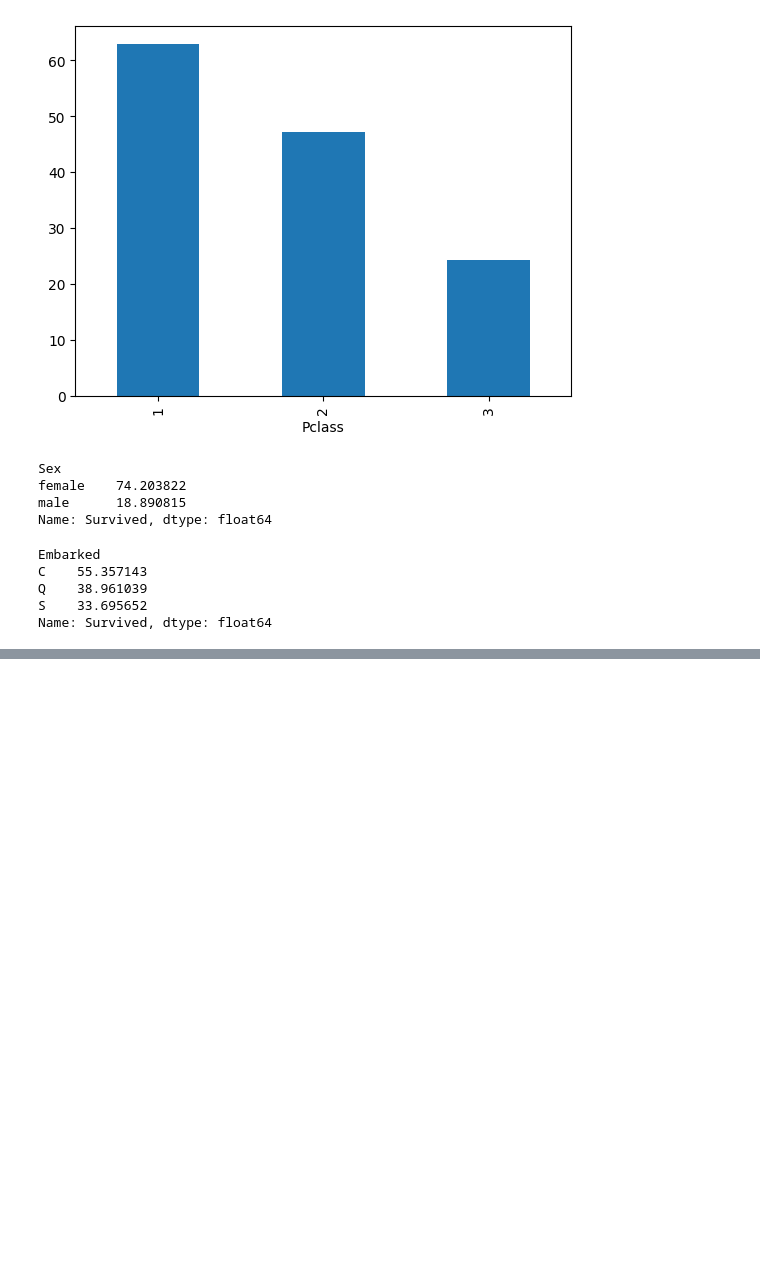
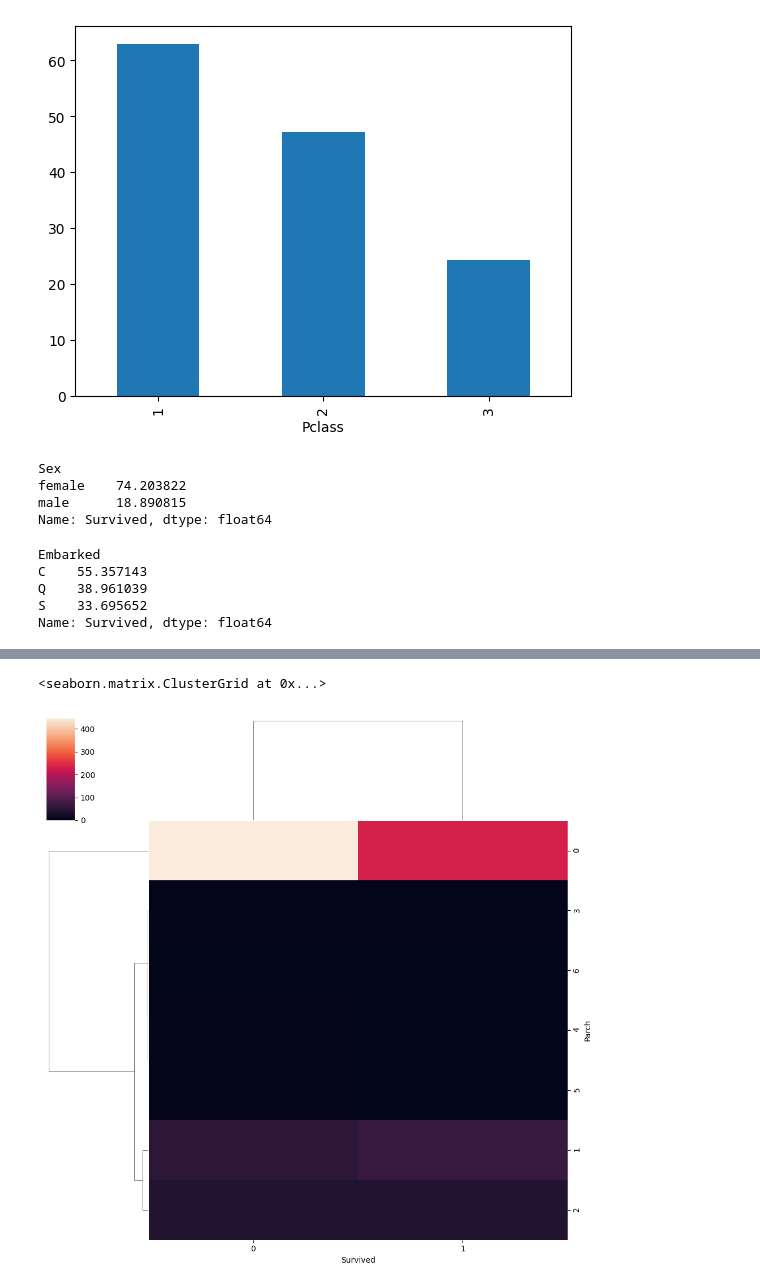
Before and after one commit to hrishavraj89/100_days_of_ml, a Jupyter notebook: bivariate_and_multivariate_analysis.ipynb, the cells around one changed output, grey strips where cells are left out. Drawn from its saved outputs; the diff is of its cells as text; code cells hidden in the pictures; blank space fills up the shorter version.

```diff
--- a/bivariate_and_multivariate_analysis.ipynb
+++ b/bivariate_and_multivariate_analysis.ipynb
@@ -146,0 +161,5 @@ Name: Survived, dtype: float64
+# %%
+sns.clustermap(pd.crosstab(titanic['Parch'], titanic['Survived']))
+# %% [output]
+<seaborn.matrix.ClusterGrid at 0x...>
+[figure, added]
```
Also changed, not shown: parts of 4 cells of this notebook.
